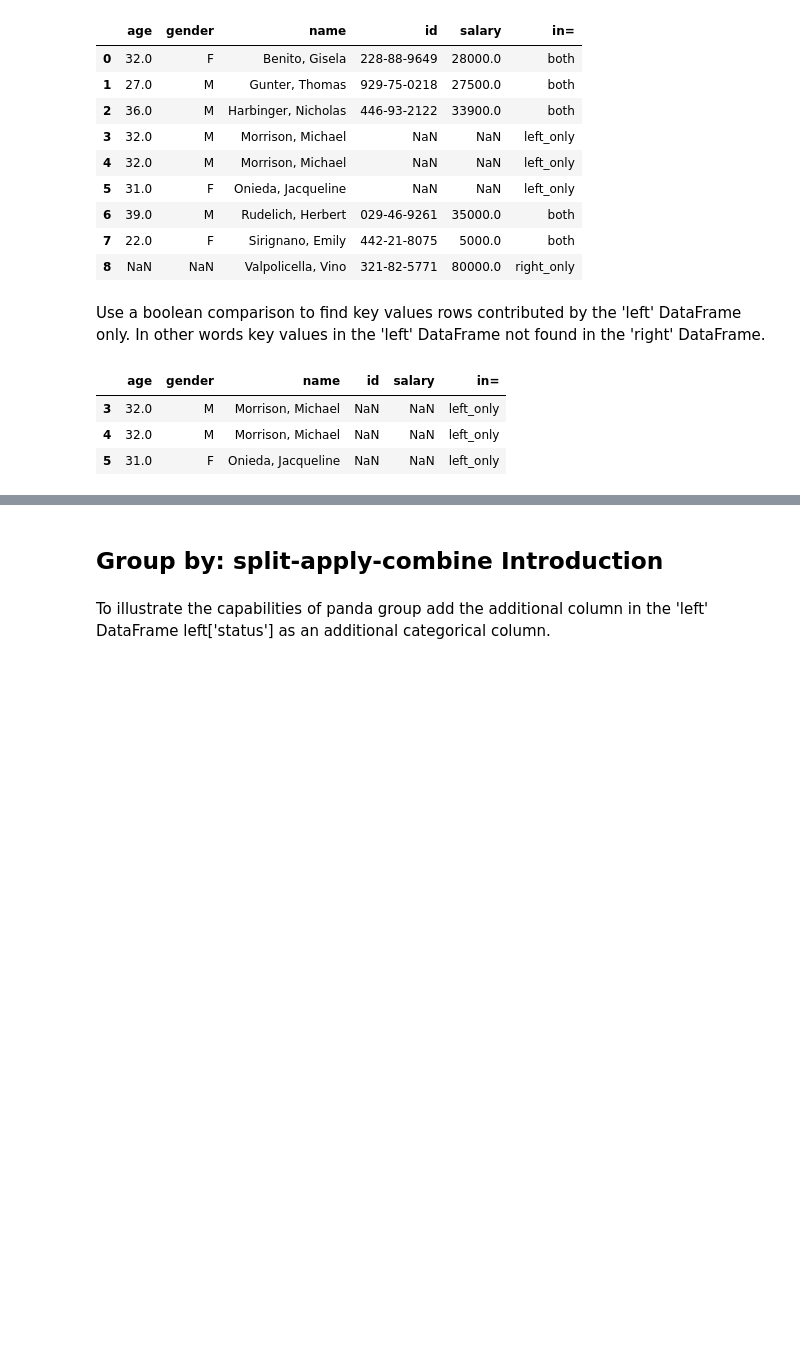
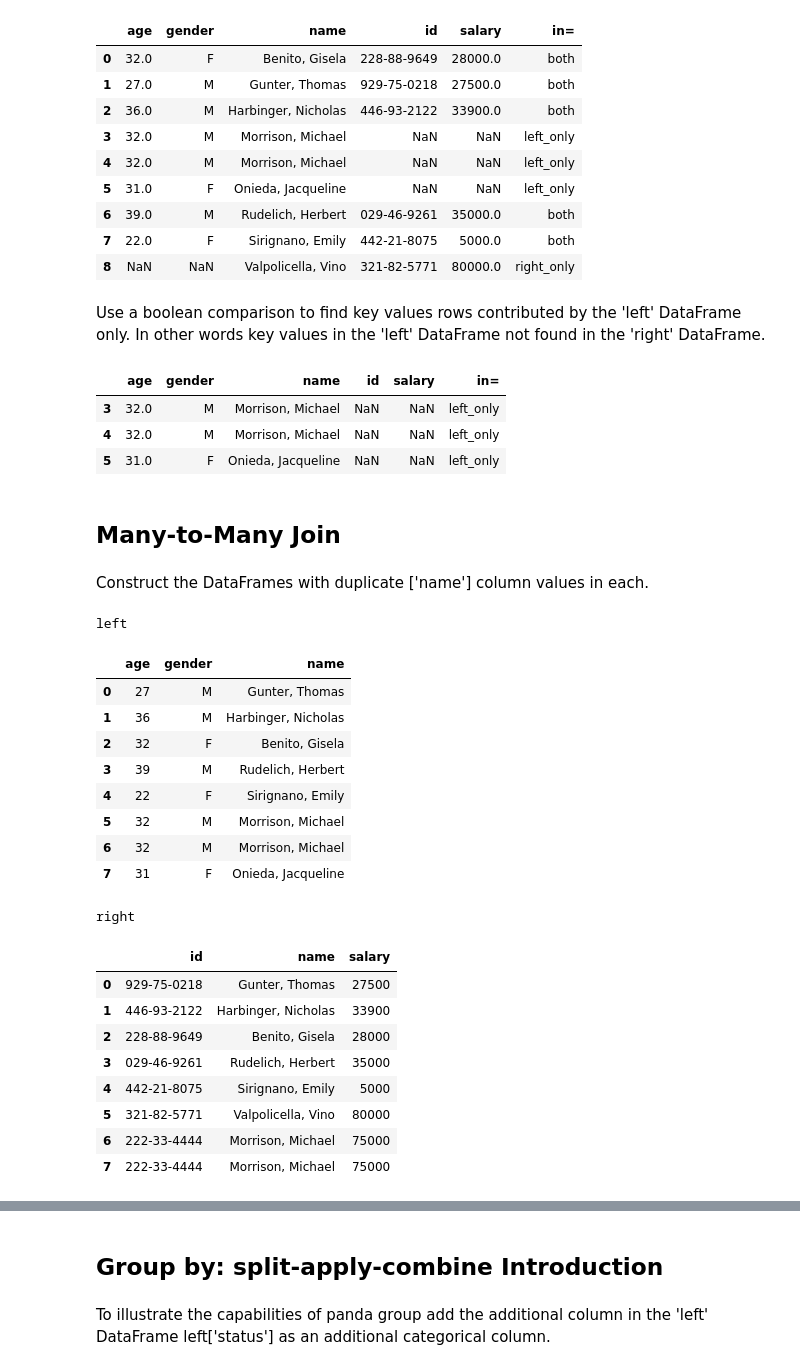
Before and after one commit to RandyBetancourt/PythonForSASUsers, a Jupyter notebook: Chapter 07 -- Pandas, Part 2.ipynb, the cells around one changed output, grey strips where cells are left out. Saved outputs shown, nothing was run; the diff lists cells and outputs as text; code cells hidden in the pictures; blank space fills up the shorter version.

```diff
--- a/Chapter 07 -- Pandas, Part 2.ipynb
+++ b/Chapter 07 -- Pandas, Part 2.ipynb
@@ -567,3 +569,7 @@ nomatch_l[nomatch_l['in='] == 'left_only']
 | 3 | 32.0 | M | Morrison, Michael | NaN | NaN | left_only |
 | 4 | 32.0 | M | Morrison, Michael | NaN | NaN | left_only |
 | 5 | 31.0 | F | Onieda, Jacqueline | NaN | NaN | left_only |
+# %% [markdown]
+## Many-to-Many Join
+# %% [markdown]
+Construct the DataFrames with duplicate ['name'] column values in each.
@@ -569,0 +589,23 @@ nomatch_l[nomatch_l['in='] == 'left_only']
+# %%
+display("left", "right")
+# %% [output]
+left
+|  | age | gender | name |
+| 0 | 27 | M | Gunter, Thomas |
+| 1 | 36 | M | Harbinger, Nicholas |
+| 2 | 32 | F | Benito, Gisela |
+| 3 | 39 | M | Rudelich, Herbert |
+| 4 | 22 | F | Sirignano, Emily |
+| 5 | 32 | M | Morrison, Michael |
+| 6 | 32 | M | Morrison, Michael |
+| 7 | 31 | F | Onieda, Jacqueline |
+right
+|  | id | name | salary |
+| 0 | 929-75-0218 | Gunter, Thomas | 27500 |
+| 1 | 446-93-2122 | Harbinger, Nicholas | 33900 |
+| 2 | 228-88-9649 | Benito, Gisela | 28000 |
+| 3 | 029-46-9261 | Rudelich, Herbert | 35000 |
+| 4 | 442-21-8075 | Sirignano, Emily | 5000 |
+| 5 | 321-82-5771 | Valpolicella, Vino | 80000 |
+| 6 | 222-33-4444 | Morrison, Michael | 75000 |
+| 7 | 222-33-4444 | Morrison, Michael | 75000 |
```
Also changed, not shown: parts of 30 cells of this notebook.
